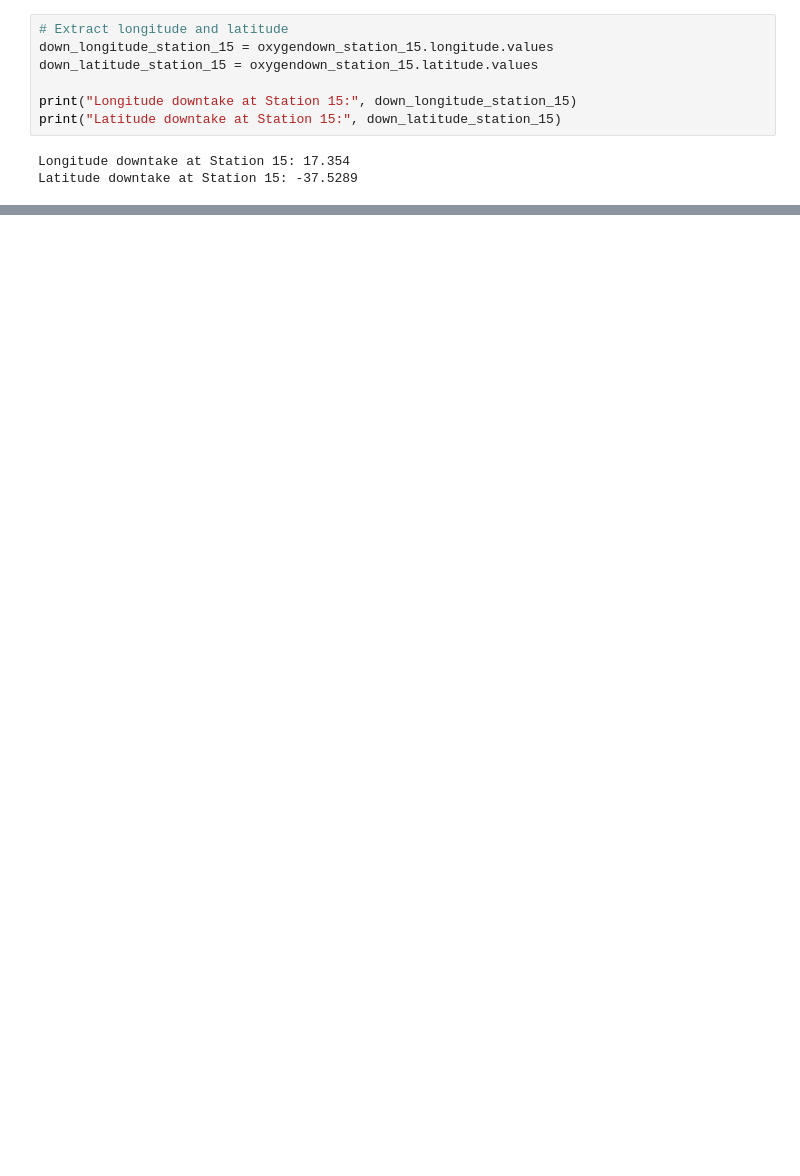
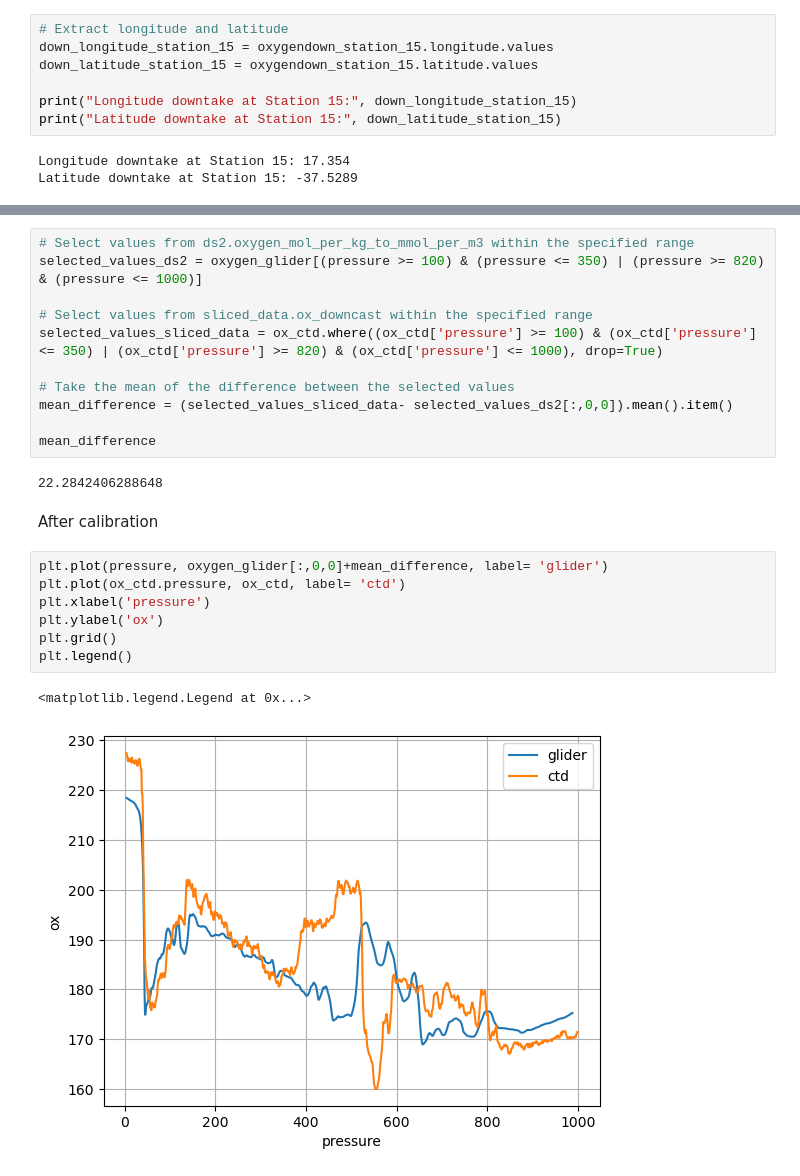
Before and after one commit to renskekoets/Ventilation_Cape_Basin, a Jupyter notebook: calibration ctd.ipynb, the cells around one changed output, grey strips where cells are left out. Saved outputs shown, nothing was run; the diff lists cells and outputs as text; blank space fills up the shorter version.

```diff
--- a/calibration ctd.ipynb
+++ b/calibration ctd.ipynb
@@ -734,0 +352,25 @@ filtered_data.to_netcdf('ds_calibrated.nc')
+# %%
+# Select values from ds2.oxygen_mol_per_kg_to_mmol_per_m3 within the specified range
+selected_values_ds2 = oxygen_glider[(pressure >= 100) & (pressure <= 350) | (pressure >= 820) & (pressure <= 1000)]
+
+# Select values from sliced_data.ox_downcast within the specified range
+selected_values_sliced_data = ox_ctd.where((ox_ctd['pressure'] >= 100) & (ox_ctd['pressure'] <= 350) | (ox_ctd['pressure'] >= 820) & (ox_ctd['pressure'] <= 1000), drop=True)
+
+# Take the mean of the difference between the selected values
+mean_difference = (selected_values_sliced_data- selected_values_ds2[:,0,0]).mean().item()
+
+mean_difference
+# %% [output]
+22.2842406288648
+# %% [markdown]
+After calibration
+# %%
+plt.plot(pressure, oxygen_glider[:,0,0]+mean_difference, label= 'glider')
+plt.plot(ox_ctd.pressure, ox_ctd, label= 'ctd')
+plt.xlabel('pressure')
+plt.ylabel('ox')
+plt.grid()
+plt.legend()
+# %% [output]
+<matplotlib.legend.Legend at 0x...>
+[figure, added]
```
Also changed, not shown: parts of 71 cells of this notebook, 1 other file.
